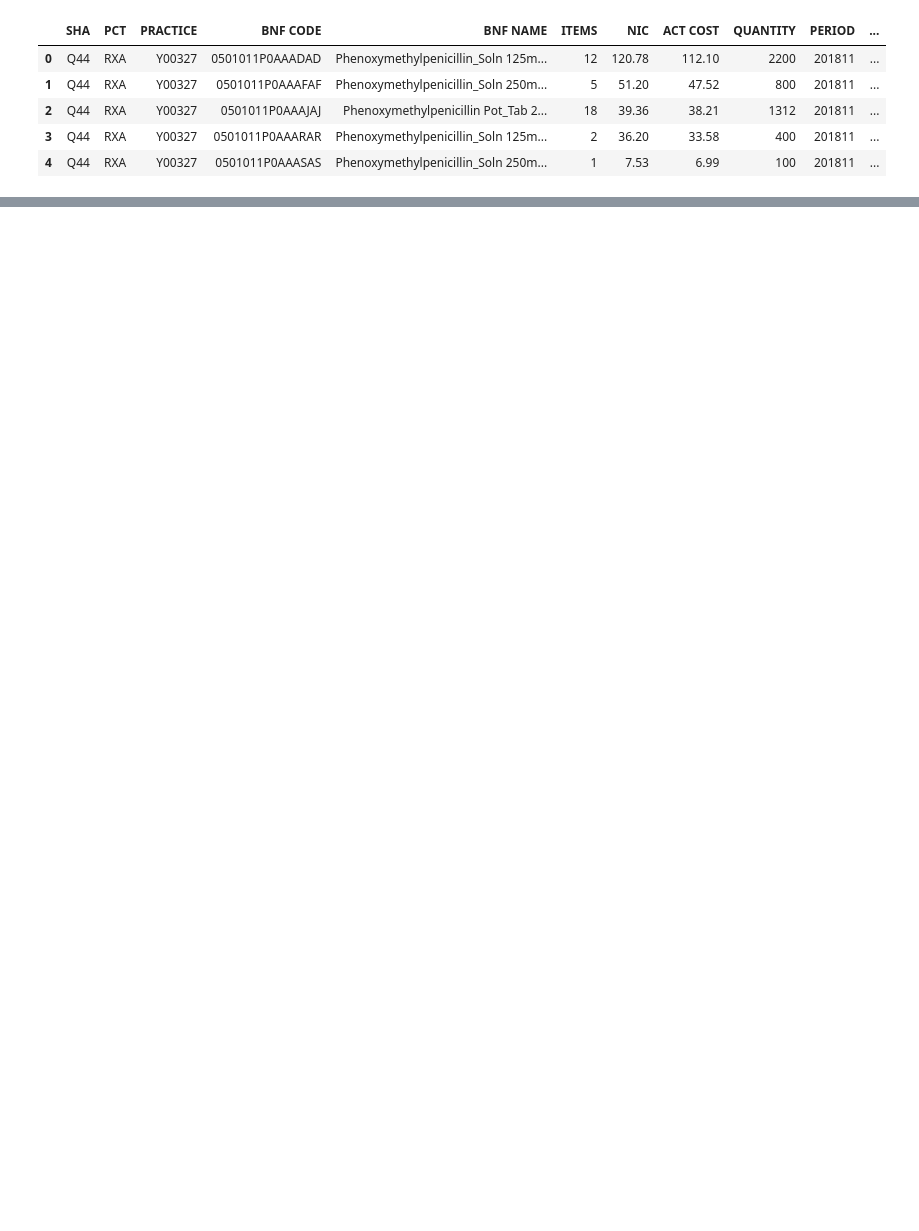
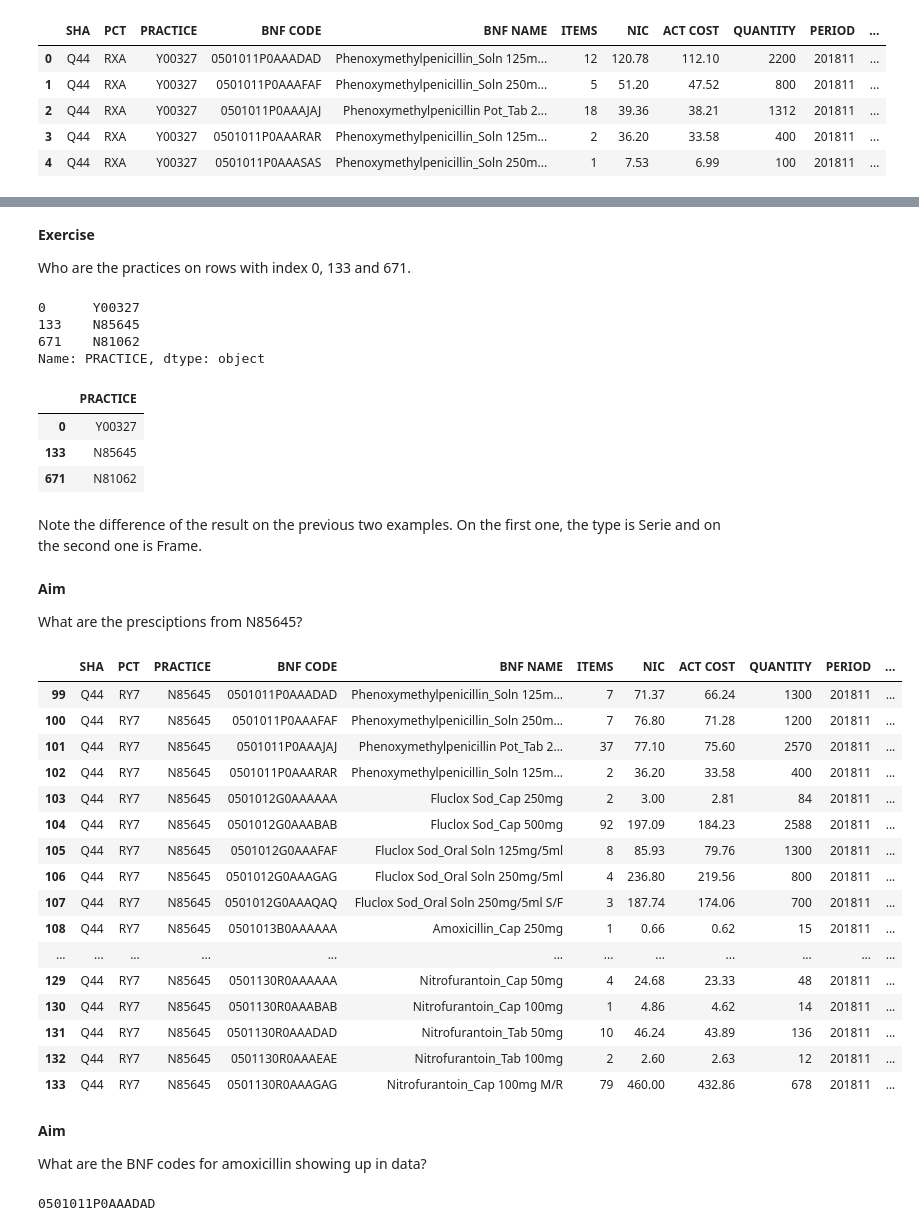
Before and after one commit to anenadic/2019-03-16-manchester, a Jupyter notebook: prescribing_exercises.ipynb, the cells around one changed output, grey strips where cells are left out. Saved outputs shown, nothing was run; the diff lists cells and outputs as text; code cells hidden in the pictures; blank space fills up the shorter version.

```diff
--- a/prescribing_exercises.ipynb
+++ b/prescribing_exercises.ipynb
@@ -5,2 +114,2 @@ import pandas
 # %%
-data = pandas.read_csv('antibiotic.csv')
+data = pd.read_csv("data/antibiotics.csv")
@@ -34,0 +201,59 @@ Frequency of most common drug: 7833
+# %% [markdown]
+**Exercise**
+
+Who are the practices on rows with index 0, 133 and 671.
+# %%
+data.loc[[0, 133, 671], "PRACTICE"]
+# %% [output]
+0      Y00327
+133    N85645
+671    N81062
+Name: PRACTICE, dtype: object
+# %%
+data.loc[[0, 133, 671], ["PRACTICE"]]
+# %% [output]
+|  | PRACTICE |
+| 0 | Y00327 |
+| 133 | N85645 |
+| 671 | N81062 |
+# %% [markdown]
+Note the difference of the result on the previous two examples. On the first one, the type is Serie and on the second one is Frame.
+# %% [markdown]
+**Aim**
+
+What are the presciptions from N85645?
+# %%
+data.loc[
+    data["PRACTICE"] == "N85645",
+    :
+]
+# %% [output]
+|  | SHA | PCT | PRACTICE | BNF CODE | BNF NAME | ITEMS | NIC | ACT COST | QUANTITY | PERIOD | ... |
+| 99 | Q44 | RY7 | N85645 | 0501011P0AAADAD | Phenoxymethylpenicillin_Soln 125m... | 7 | 71.37 | 66.24 | 1300 | 201811 | ... |
+| 100 | Q44 | RY7 | N85645 | 0501011P0AAAFAF | Phenoxymethylpenicillin_Soln 250m... | 7 | 76.80 | 71.28 | 1200 | 201811 | ... |
+| 101 | Q44 | RY7 | N85645 | 0501011P0AAAJAJ | Phenoxymethylpenicillin Pot_Tab 2... | 37 | 77.10 | 75.60 | 2570 | 201811 | ... |
+| 102 | Q44 | RY7 | N85645 | 0501011P0AAARAR | Phenoxymethylpenicillin_Soln 125m... | 2 | 36.20 | 33.58 | 400 | 201811 | ... |
+| 103 | Q44 | RY7 | N85645 | 0501012G0AAAAAA | Fluclox Sod_Cap 250mg | 2 | 3.00 | 2.81 | 84 | 201811 | ... |
+| 104 | Q44 | RY7 | N85645 | 0501012G0AAABAB | Fluclox Sod_Cap 500mg | 92 | 197.09 | 184.23 | 2588 | 201811 | ... |
+| 105 | Q44 | RY7 | N85645 | 0501012G0AAAFAF | Fluclox Sod_Oral Soln 125mg/5ml | 8 | 85.93 | 79.76 | 1300 | 201811 | ... |
+| 106 | Q44 | RY7 | N85645 | 0501012G0AAAGAG | Fluclox Sod_Oral Soln 250mg/5ml | 4 | 236.80 | 219.56 | 800 | 201811 | ... |
+| 107 | Q44 | RY7 | N85645 | 0501012G0AAAQAQ | Fluclox Sod_Oral Soln 250mg/5ml S/F | 3 | 187.74 | 174.06 | 700 | 201811 | ... |
+| 108 | Q44 | RY7 | N85645 | 0501013B0AAAAAA | Amoxicillin_Cap 250mg | 1 | 0.66 | 0.62 | 15 | 201811 | ... |
+| ... | ... | ... | ... | ... | ... | ... | ... | ... | ... | ... | ... |
+| 129 | Q44 | RY7 | N85645 | 0501130R0AAAAAA | Nitrofurantoin_Cap 50mg | 4 | 24.68 | 23.33 | 48 | 201811 | ... |
+| 130 | Q44 | RY7 | N85645 | 0501130R0AAABAB | Nitrofurantoin_Cap 100mg | 1 | 4.86 | 4.62 | 14 | 201811 | ... |
+| 131 | Q44 | RY7 | N85645 | 0501130R0AAADAD | Nitrofurantoin_Tab 50mg | 10 | 46.24 | 43.89 | 136 | 201811 | ... |
+| 132 | Q44 | RY7 | N85645 | 0501130R0AAAEAE | Nitrofurantoin_Tab 100mg | 2 | 2.60 | 2.63 | 12 | 201811 | ... |
+| 133 | Q44 | RY7 | N85645 | 0501130R0AAAGAG | Nitrofurantoin_Cap 100mg M/R | 79 | 460.00 | 432.86 | 678 | 201811 | ... |
+# %% [markdown]
+**Aim**
+
+What are the BNF codes for amoxicillin showing up in data?
+# %%
+# DataFrame.iterrows() Iterate over DataFrame rows as (index, Series) pairs.
+for idx, row in data.iterrows():
+    if row["BNF NAME                                    "].lower().find("amoxicillin"):
+        print(row["BNF CODE"])
+        break
+# %% [output]
+0501011P0AAADAD
```
Also changed, not shown: parts of 66 cells of this notebook, 1 other file.
